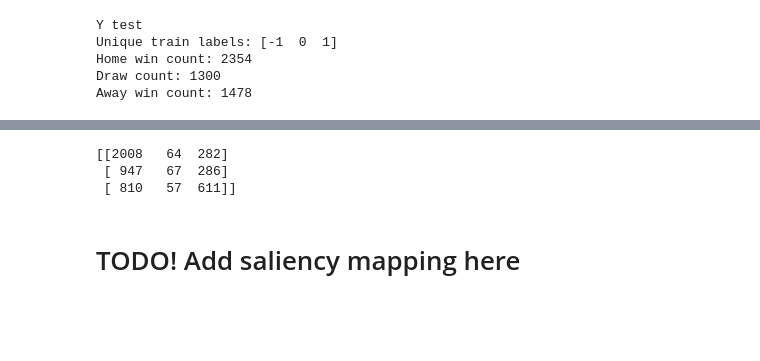
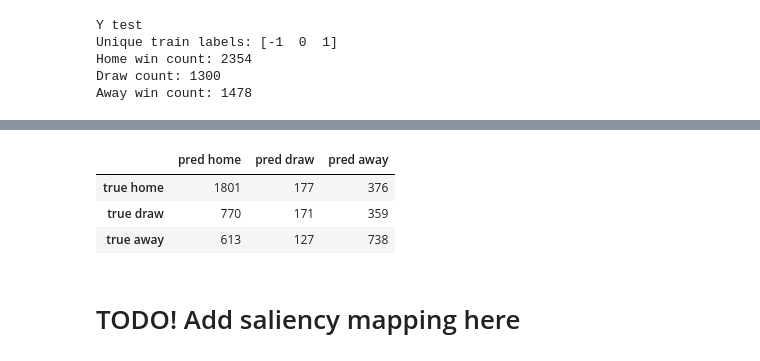
Before and after one commit to raedovj/NN19_Project_Football, a Jupyter notebook: predictions_betting.ipynb, the cells around one changed output, grey strips where cells are left out. Saved outputs shown, nothing was run; the diff lists cells and outputs as text; code cells hidden in the pictures; blank space fills up the shorter version.

```diff
--- a/predictions_betting.ipynb
+++ b/predictions_betting.ipynb
@@ -196,9 +185,10 @@ Away win count: 1179
-# %%
-print(confusion_matrix(y_test, predictions))
-# %% [output]
-[[2008   64  282]
- [ 947   67  286]
- [ 810   57  611]]
+# %%
+modelTester.get_test_confusion_matrix()
+# %% [output]
+|  | pred home | pred draw | pred away |
+| true home | 1801 | 177 | 376 |
+| true draw | 770 | 171 | 359 |
+| true away | 613 | 127 | 738 |
 # %% [markdown]
 # TODO! Add saliency mapping here
 # %% [markdown]
```
Also changed, not shown: parts of 26 cells of this notebook, 1 other file.
